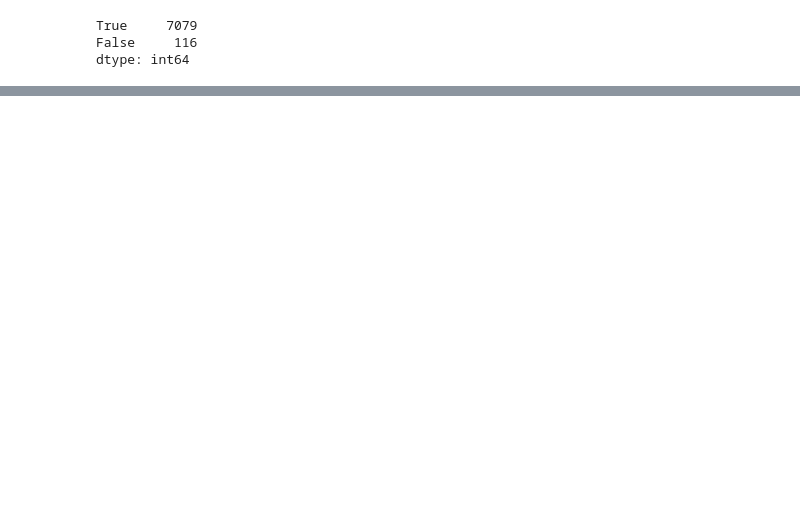
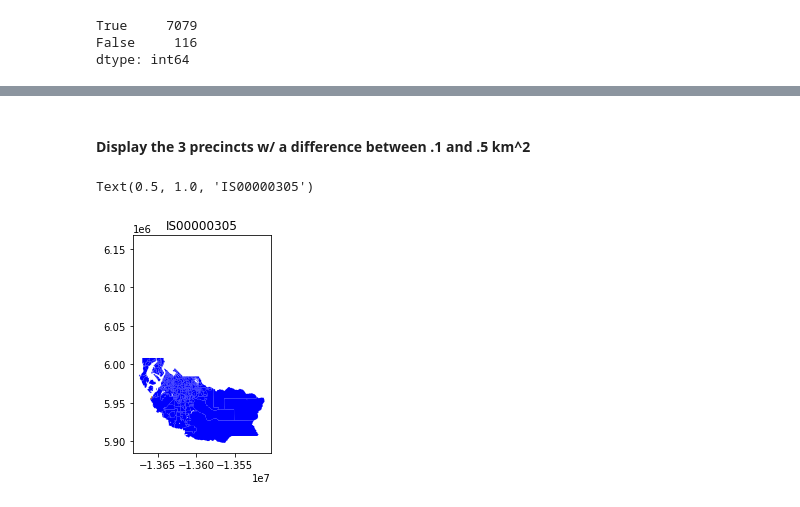
Before and after one commit to nonpartisan-redistricting-datahub/pdv-wa, a Jupyter notebook: vest-wa-2016/VEST-WA-2016-validation.ipynb, the cells around one changed output, grey strips where cells are left out. Drawn from its saved outputs; the diff is of its cells as text; code cells hidden in the pictures; blank space fills up the shorter version.

```diff
--- a/vest-wa-2016/VEST-WA-2016-validation.ipynb
+++ b/vest-wa-2016/VEST-WA-2016-validation.ipynb
@@ -680,0 +758,10 @@ print(str(len(df[(df[0]>=5)]))+ " precincts w/ a difference greater than 5 km^2"
+# %% [markdown]
+#### Display the 3 precincts w/ a difference between .1 and .5 km^2
+# %%
+base = diff.plot(color="red")
+source_geoms[source_geoms['ST_CODE'] == 'PI00028577'].plot(color="orange",ax=base)
+vest_geoms[vest_geoms['county'] == 'PI'].plot(color="blue",ax=base)
+base.set_title(name)
+# %% [output]
+Text(0.5, 1.0, 'IS00000305')
+[figure, added]
```
Also changed, not shown: parts of 60 cells of this notebook, 3 other files.
